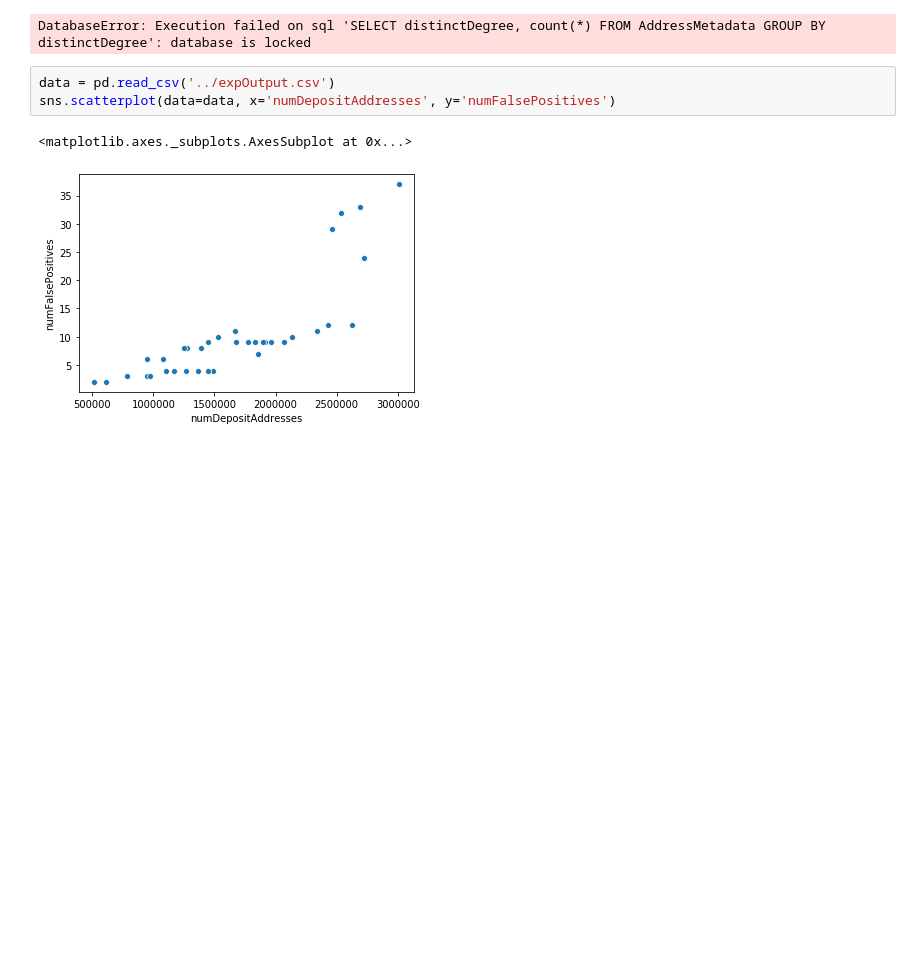
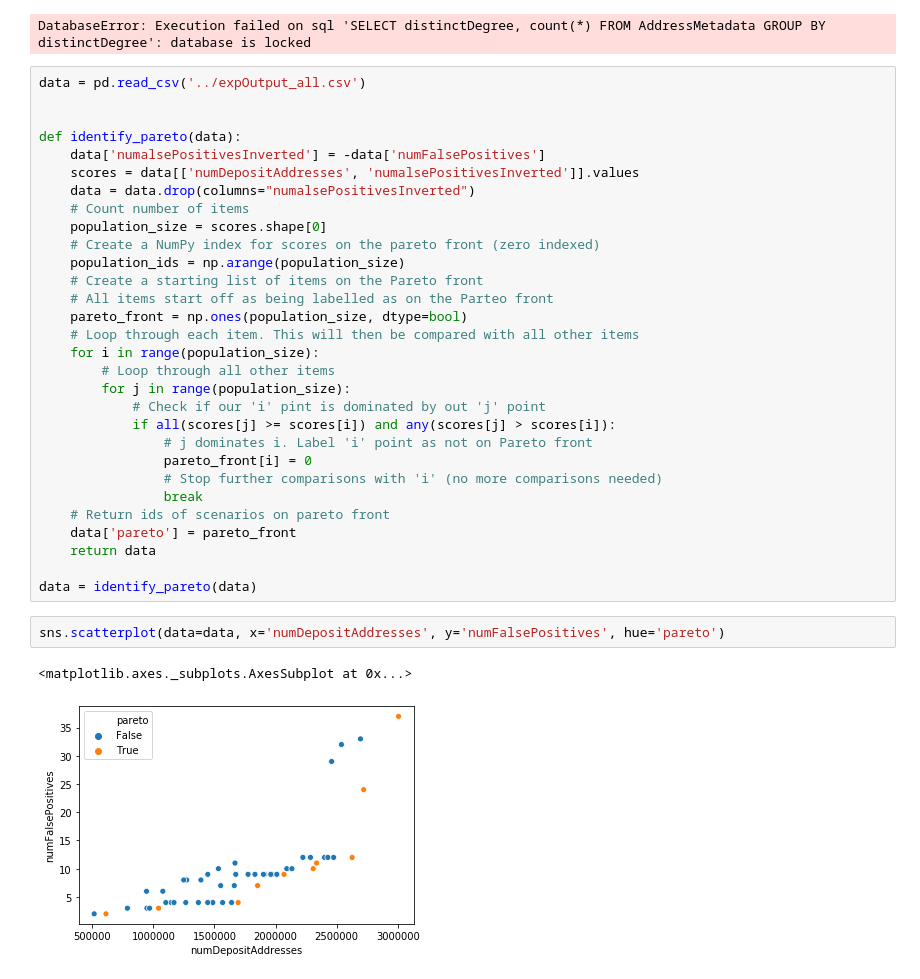
Before and after one commit to daniel-wenzel/polonius, a Jupyter notebook: jupyter/Untitled1.ipynb, the cells around one changed output. Saved outputs shown, nothing was run; the diff lists cells and outputs as text; blank space fills up the shorter version.

```diff
--- a/jupyter/Untitled1.ipynb
+++ b/jupyter/Untitled1.ipynb
@@ -110,9 +110,38 @@ order by matchedPercentage
 ans = sql('''SELECT distinctDegree, count(*) FROM AddressMetadata GROUP BY distinctDegree''')
 # %% [output]
 DatabaseError: Execution failed on sql 'SELECT distinctDegree, count(*) FROM AddressMetadata GROUP BY distinctDegree': database is locked
+# %%
+data = pd.read_csv('../expOutput_all.csv')
+
+
+def identify_pareto(data):
+    data['numalsePositivesInverted'] = -data['numFalsePositives']
+    scores = data[['numDepositAddresses', 'numalsePositivesInverted']].values
+    data = data.drop(columns="numalsePositivesInverted")
+    # Count number of items
+    population_size = scores.shape[0]
+    # Create a NumPy index for scores on the pareto front (zero indexed)
+    population_ids = np.arange(population_size)
+    # Create a starting list of items on the Pareto front
+    # All items start off as being labelled as on the Parteo front
+    pareto_front = np.ones(population_size, dtype=bool)
+    # Loop through each item. This will then be compared with all other items
+    for i in range(population_size):
+        # Loop through all other items
+        for j in range(population_size):
+            # Check if our 'i' pint is dominated by out 'j' point
+            if all(scores[j] >= scores[i]) and any(scores[j] > scores[i]):
+                # j dominates i. Label 'i' point as not on Pareto front
+                pareto_front[i] = 0
+                # Stop further comparisons with 'i' (no more comparisons needed)
+                break
+    # Return ids of scenarios on pareto front
+    data['pareto'] = pareto_front
+    return data
+
+data = identify_pareto(data)
 # %%
-data = pd.read_csv('../expOutput.csv')
-sns.scatterplot(data=data, x='numDepositAddresses', y='numFalsePositives')
+sns.scatterplot(data=data, x='numDepositAddresses', y='numFalsePositives', hue='pareto')
 # %% [output]
 <matplotlib.axes._subplots.AxesSubplot at 0x...>
-[figure, old version]
+[figure, new version]
```
Also changed, not shown: parts of 3 cells of this notebook, 2 other files.
